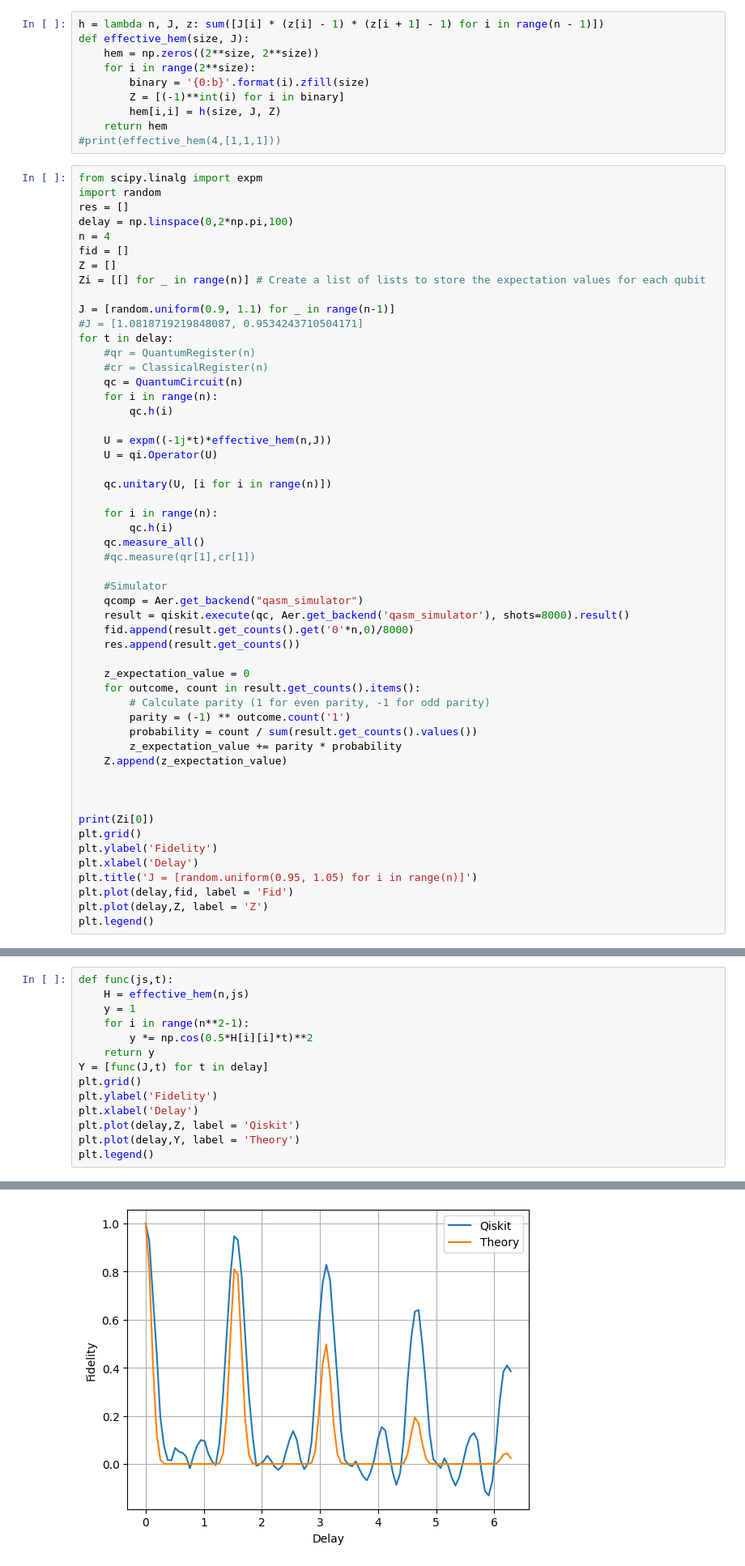
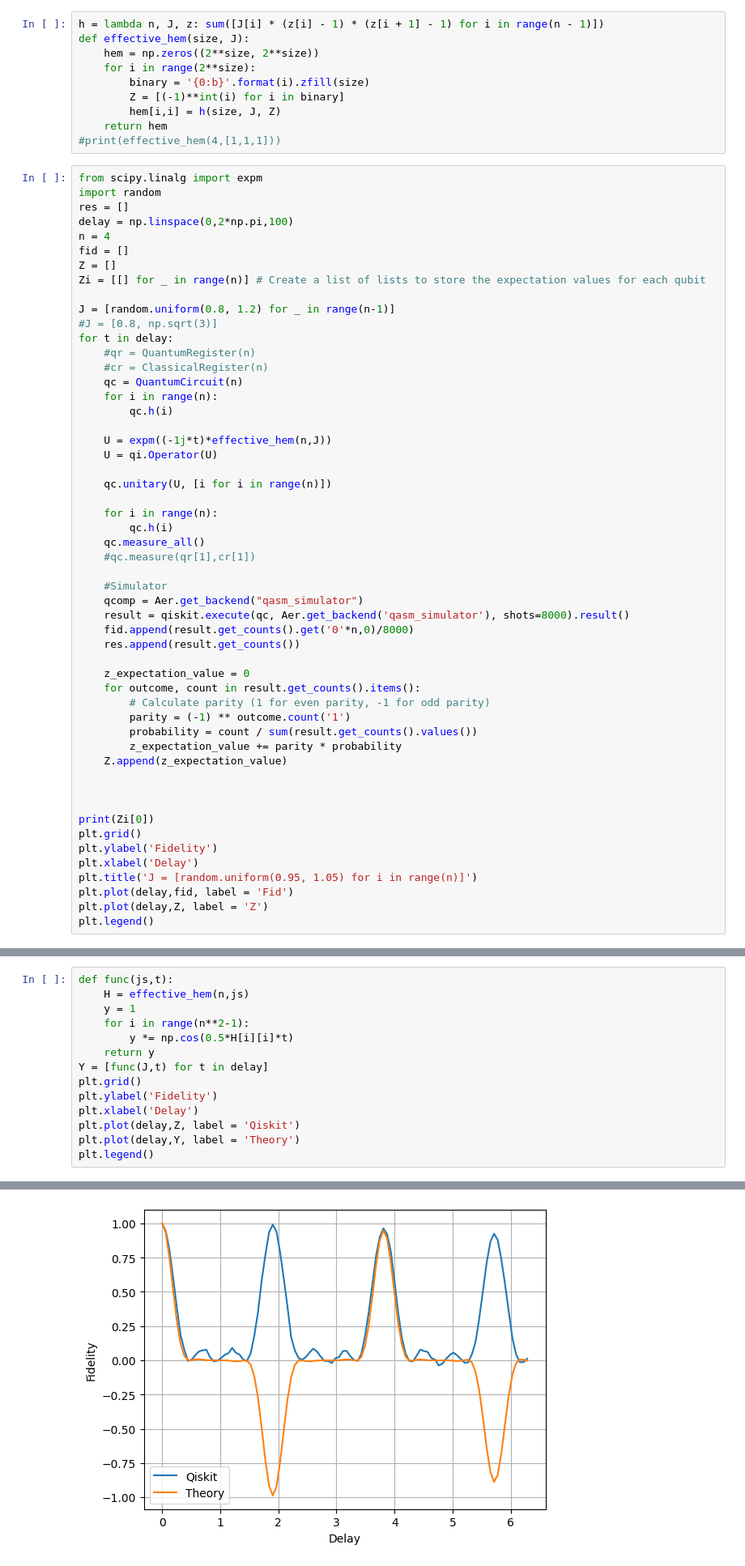
Before and after one commit to Davidkatom/Crosstalk, a Jupyter notebook: OscilationsManyQubits.ipynb, the cells around one changed output, grey strips where cells are left out. Shown at 81% size. Saved outputs shown, nothing was run; the diff lists cells and outputs as text.

```diff
--- a/OscilationsManyQubits.ipynb
+++ b/OscilationsManyQubits.ipynb
@@ -36,8 +36,8 @@ fid = []
 Z = []
 Zi = [[] for _ in range(n)] # Create a list of lists to store the expectation values for each qubit
 
-J = [random.uniform(0.9, 1.1) for _ in range(n-1)]
-#J = [1.0818719219848087, 0.9534243710504171]
+J = [random.uniform(0.8, 1.2) for _ in range(n-1)]
+#J = [0.8, np.sqrt(3)]
 for t in delay:
     #qr = QuantumRegister(n)
     #cr = ClassicalRegister(n)
@@ -105,20 +105,20 @@ print(CalculateCrossTalk.one_dim(t,res[6], n))
 # %%
 def func(js,t):
     H = effective_hem(n,js)
     y = 1
     for i in range(n**2-1):
-        y *= np.cos(0.5*H[i][i]*t)**2
+        y *= np.cos(0.5*H[i][i]*t)
     return y
 Y = [func(J,t) for t in delay]
 plt.grid()
 plt.ylabel('Fidelity')
 plt.xlabel('Delay')
 plt.plot(delay,Z, label = 'Qiskit')
 plt.plot(delay,Y, label = 'Theory')
 plt.legend()
 # %% [output]
 <matplotlib.legend.Legend at 0x...>
-[figure, old version]
+[figure, new version]
 # %%
 from scipy.optimize import curve_fit
 
```
Also changed, not shown: parts of 5 cells of this notebook.
